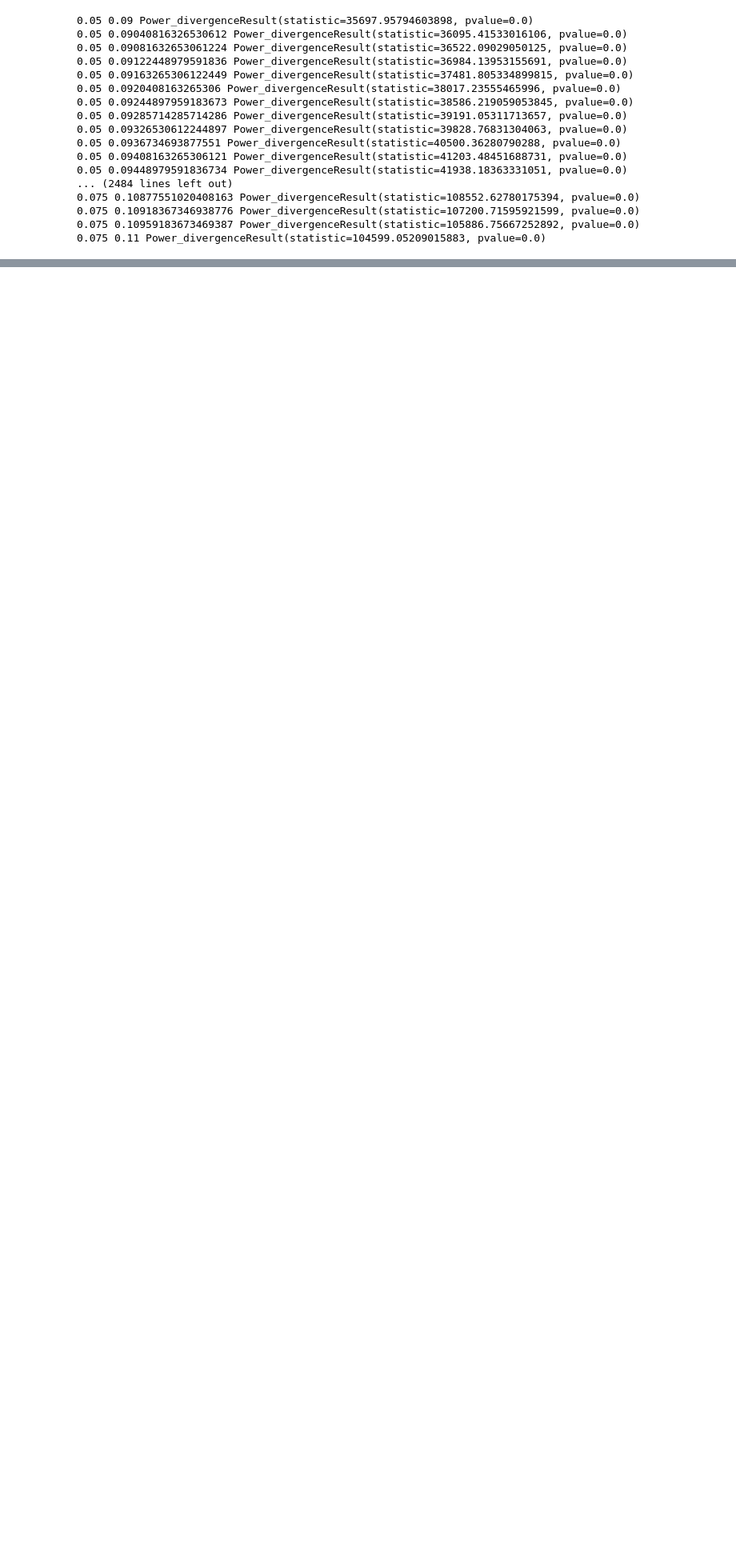
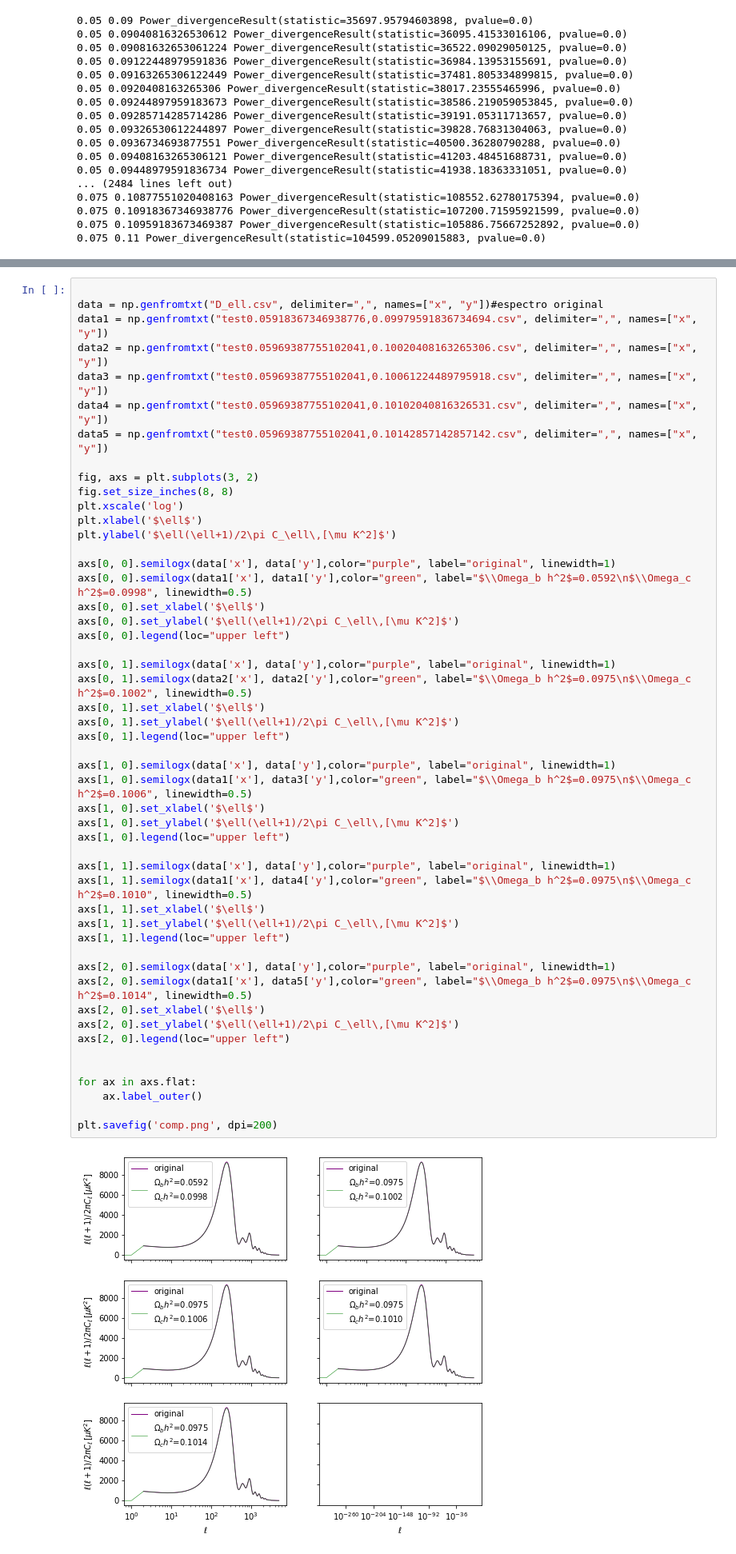
Before and after one commit to Cony06/mapacmb, a Jupyter notebook: tarea2_parte3.ipynb, the cells around one changed output, grey strips where cells are left out. Shown at 80% size. Cells and saved outputs as stored; diff of their text form; blank space fills up the shorter version.

```diff
--- a/tarea2_parte3.ipynb
+++ b/tarea2_parte3.ipynb
@@ -166,3 +166,55 @@ plt.savefig('comparacion2.png', dpi=150)
 plt.show()
 # %% [output]
 [figure]
+# %%
+
+data = np.genfromtxt("D_ell.csv", delimiter=",", names=["x", "y"])#espectro original
+data1 = np.genfromtxt("test0.05918367346938776,0.09979591836734694.csv", delimiter=",", names=["x", "y"])
+data2 = np.genfromtxt("test0.05969387755102041,0.10020408163265306.csv", delimiter=",", names=["x", "y"])
+data3 = np.genfromtxt("test0.05969387755102041,0.10061224489795918.csv", delimiter=",", names=["x", "y"])
+data4 = np.genfromtxt("test0.05969387755102041,0.10102040816326531.csv", delimiter=",", names=["x", "y"])
+data5 = np.genfromtxt("test0.05969387755102041,0.10142857142857142.csv", delimiter=",", names=["x", "y"])
+
+fig, axs = plt.subplots(3, 2)
+fig.set_size_inches(8, 8)
+plt.xscale('log')
+plt.xlabel('$\ell$')
+plt.ylabel('$\ell(\ell+1)/2\pi C_\ell\,[\mu K^2]$')
+
+axs[0, 0].semilogx(data['x'], data['y'],color="purple", label="original", linewidth=1)
+axs[0, 0].semilogx(data1['x'], data1['y'],color="green", label="$\\Omega_b h^2$=0.0592\n$\\Omega_c h^2$=0.0998", linewidth=0.5)
+axs[0, 0].set_xlabel('$\ell$')
+axs[0, 0].set_ylabel('$\ell(\ell+1)/2\pi C_\ell\,[\mu K^2]$')
+axs[0, 0].legend(loc="upper left")
+
+axs[0, 1].semilogx(data['x'], data['y'],color="purple", label="original", linewidth=1)
+axs[0, 1].semilogx(data2['x'], data2['y'],color="green", label="$\\Omega_b h^2$=0.0975\n$\\Omega_c h^2$=0.1002", linewidth=0.5)
+axs[0, 1].set_xlabel('$\ell$')
+axs[0, 1].set_ylabel('$\ell(\ell+1)/2\pi C_\ell\,[\mu K^2]$')
+axs[0, 1].legend(loc="upper left")
+
+axs[1, 0].semilogx(data['x'], data['y'],color="purple", label="original", linewidth=1)
+axs[1, 0].semilogx(data1['x'], data3['y'],color="green", label="$\\Omega_b h^2$=0.0975\n$\\Omega_c h^2$=0.1006", linewidth=0.5)
+axs[1, 0].set_xlabel('$\ell$')
+axs[1, 0].set_ylabel('$\ell(\ell+1)/2\pi C_\ell\,[\mu K^2]$')
+axs[1, 0].legend(loc="upper left")
+
+axs[1, 1].semilogx(data['x'], data['y'],color="purple", label="original", linewidth=1)
+axs[1, 1].semilogx(data1['x'], data4['y'],color="green", label="$\\Omega_b h^2$=0.0975\n$\\Omega_c h^2$=0.1010", linewidth=0.5)
+axs[1, 1].set_xlabel('$\ell$')
+axs[1, 1].set_ylabel('$\ell(\ell+1)/2\pi C_\ell\,[\mu K^2]$')
+axs[1, 1].legend(loc="upper left")
+
+axs[2, 0].semilogx(data['x'], data['y'],color="purple", label="original", linewidth=1)
+axs[2, 0].semilogx(data1['x'], data5['y'],color="green", label="$\\Omega_b h^2$=0.0975\n$\\Omega_c h^2$=0.1014", linewidth=0.5)
+axs[2, 0].set_xlabel('$\ell$')
+axs[2, 0].set_ylabel('$\ell(\ell+1)/2\pi C_\ell\,[\mu K^2]$')
+axs[2, 0].legend(loc="upper left")
+
+
+for ax in axs.flat:
+    ax.label_outer()
+
+plt.savefig('comp.png', dpi=200)
+# %% [output]
+[figure, added]
```
Also changed, not shown: parts of 2 cells of this notebook.
